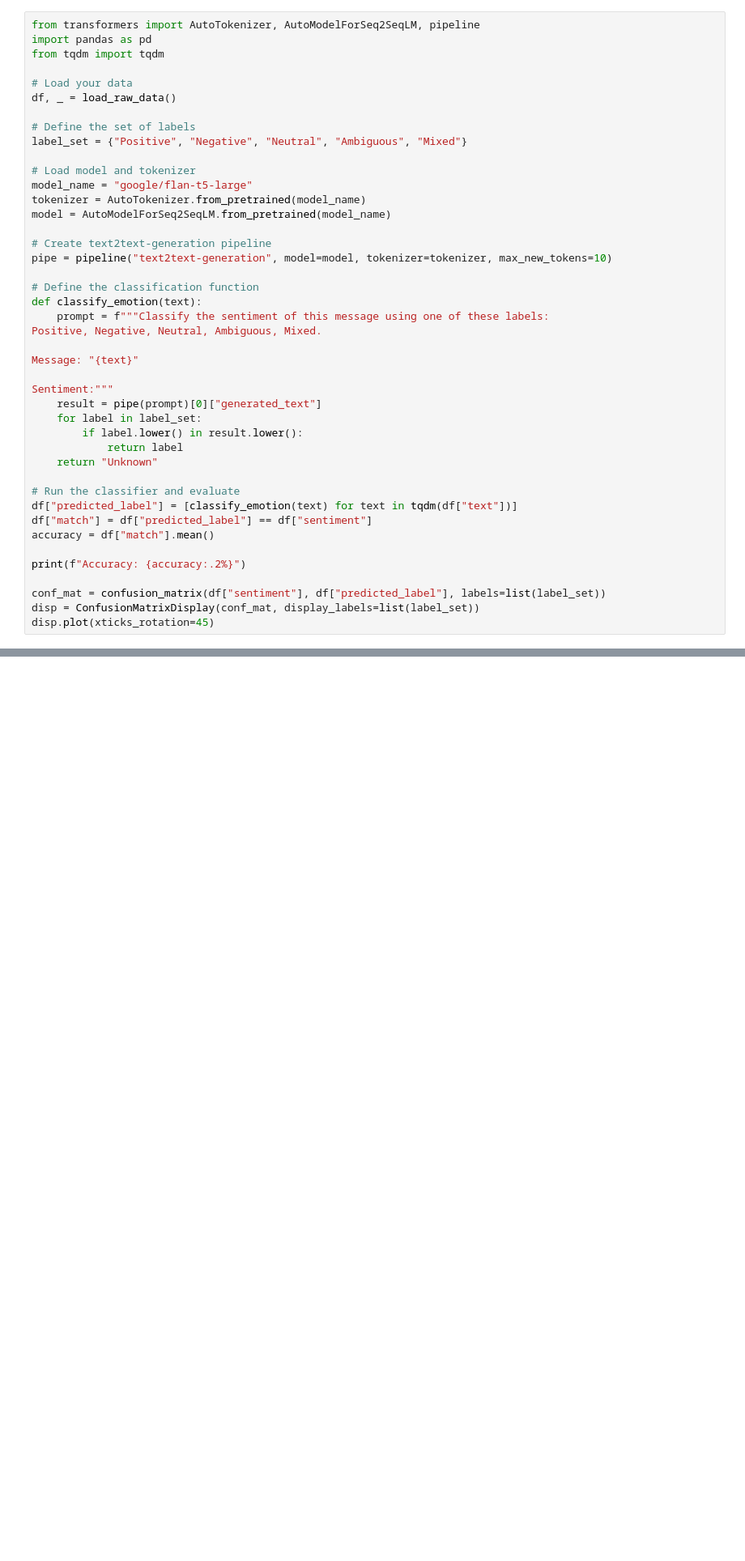
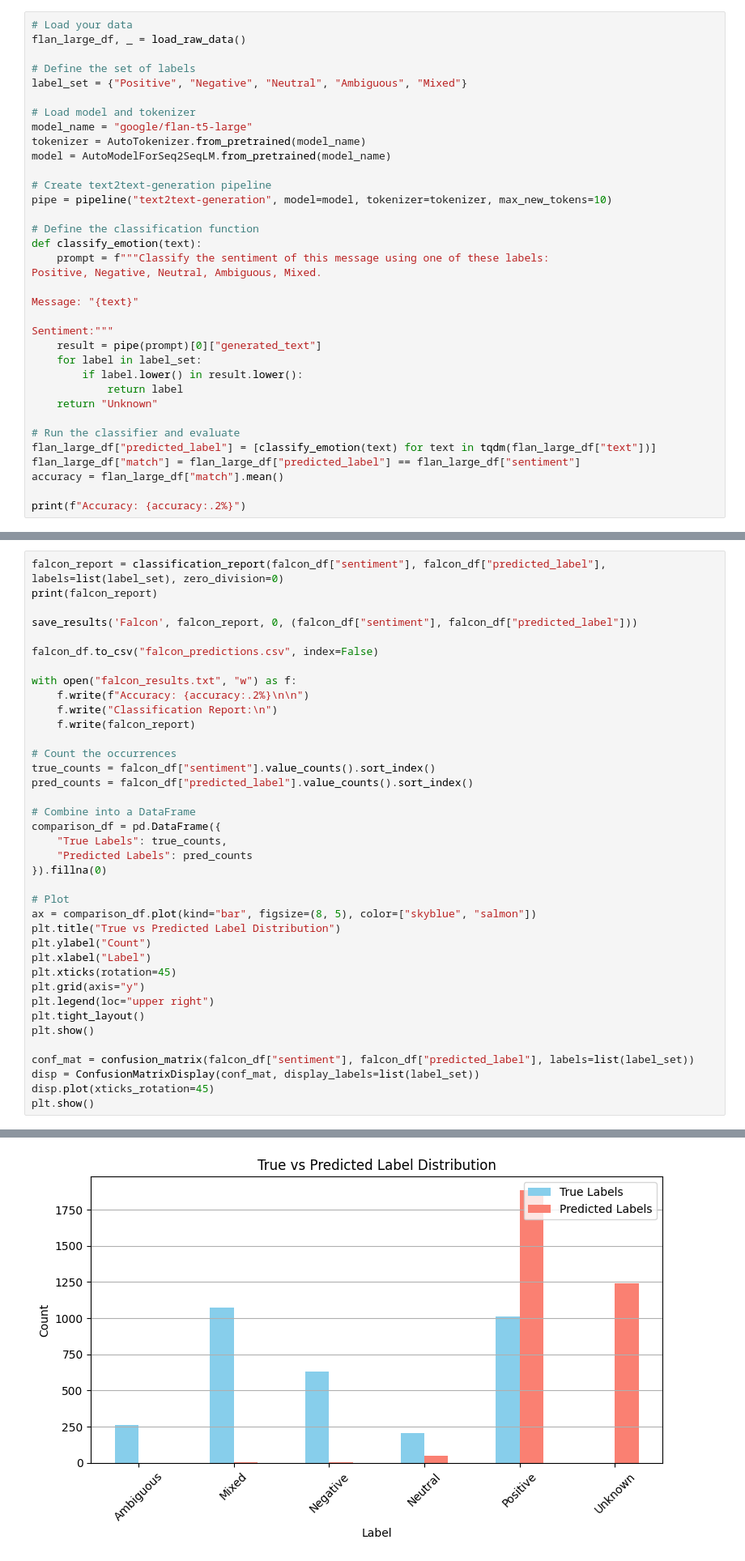
Before and after one commit to franciscoribeiro2003/Emotion_Classifier, a Jupyter notebook: notebooks/05-prompt-classification.ipynb, the cells around one changed output, grey strips where cells are left out. Shown at 81% size. Cells and saved outputs as stored; diff of their text form; blank space fills up the shorter version.

```diff
--- a/notebooks/05-prompt-classification.ipynb
+++ b/notebooks/05-prompt-classification.ipynb
@@ -104,10 +171,6 @@ Accuracy: 29.48%
 # %%
-from transformers import AutoTokenizer, AutoModelForSeq2SeqLM, pipeline
-import pandas as pd
-from tqdm import tqdm
-
 # Load your data
-df, _ = load_raw_data()
+flan_large_df, _ = load_raw_data()
 
 # Define the set of labels
 label_set = {"Positive", "Negative", "Neutral", "Ambiguous", "Mixed"}
@@ -135,15 +198,11 @@ Sentiment:"""
     return "Unknown"
 
 # Run the classifier and evaluate
-df["predicted_label"] = [classify_emotion(text) for text in tqdm(df["text"])]
-df["match"] = df["predicted_label"] == df["sentiment"]
-accuracy = df["match"].mean()
+flan_large_df["predicted_label"] = [classify_emotion(text) for text in tqdm(flan_large_df["text"])]
+flan_large_df["match"] = flan_large_df["predicted_label"] == flan_large_df["sentiment"]
+accuracy = flan_large_df["match"].mean()
 
 print(f"Accuracy: {accuracy:.2%}")
-
-conf_mat = confusion_matrix(df["sentiment"], df["predicted_label"], labels=list(label_set))
-disp = ConfusionMatrixDisplay(conf_mat, display_labels=list(label_set))
-disp.plot(xticks_rotation=45)
 # %% [output]
 Device set to use mps:0
 Accuracy: 57.76%
@@ -149,0 +310,39 @@ Accuracy: 57.76%
+# %%
+falcon_report = classification_report(falcon_df["sentiment"], falcon_df["predicted_label"], labels=list(label_set), zero_division=0)
+print(falcon_report)
+
+save_results('Falcon', falcon_report, 0, (falcon_df["sentiment"], falcon_df["predicted_label"]))
+
+falcon_df.to_csv("falcon_predictions.csv", index=False)
+
+with open("falcon_results.txt", "w") as f:
+    f.write(f"Accuracy: {accuracy:.2%}\n\n")
+    f.write("Classification Report:\n")
+    f.write(falcon_report)
+
+# Count the occurrences
+true_counts = falcon_df["sentiment"].value_counts().sort_index()
+pred_counts = falcon_df["predicted_label"].value_counts().sort_index()
+
+# Combine into a DataFrame
+comparison_df = pd.DataFrame({
+    "True Labels": true_counts,
+    "Predicted Labels": pred_counts
+}).fillna(0)
+
+# Plot
+ax = comparison_df.plot(kind="bar", figsize=(8, 5), color=["skyblue", "salmon"])
+plt.title("True vs Predicted Label Distribution")
+plt.ylabel("Count")
+plt.xlabel("Label")
+plt.xticks(rotation=45)
+plt.grid(axis="y")
+plt.legend(loc="upper right")
+plt.tight_layout()
+plt.show()
+
+conf_mat = confusion_matrix(falcon_df["sentiment"], falcon_df["predicted_label"], labels=list(label_set))
+disp = ConfusionMatrixDisplay(conf_mat, display_labels=list(label_set))
+disp.plot(xticks_rotation=45)
+plt.show()
+# %% [output]
@@ -149,0 +360 @@ Accuracy: 57.76%
+[figure, added]
```
Also changed, not shown: parts of 27 cells of this notebook.
